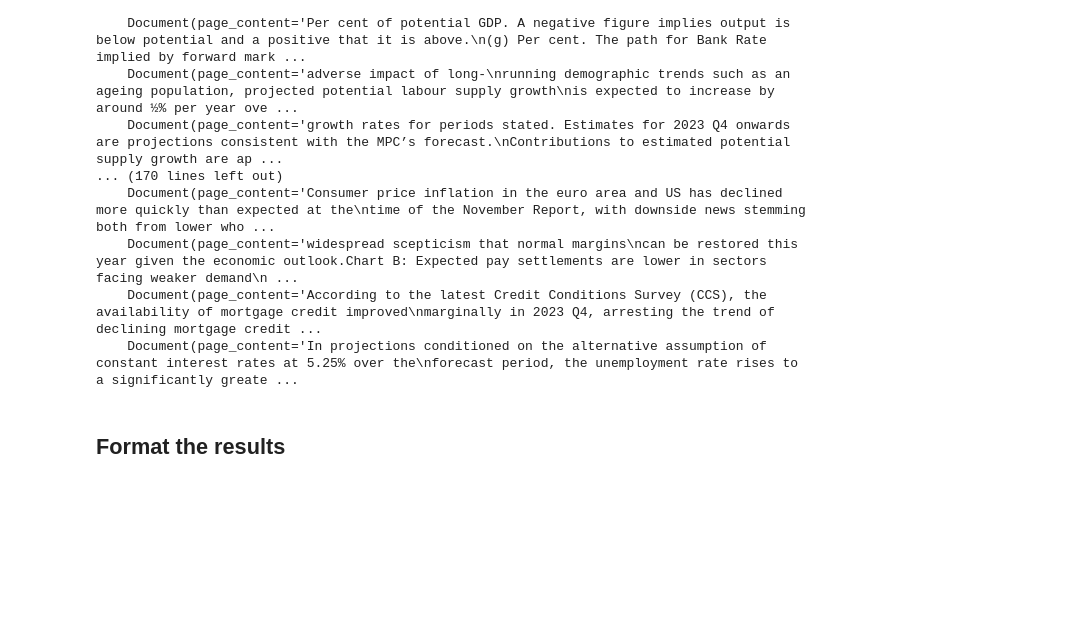
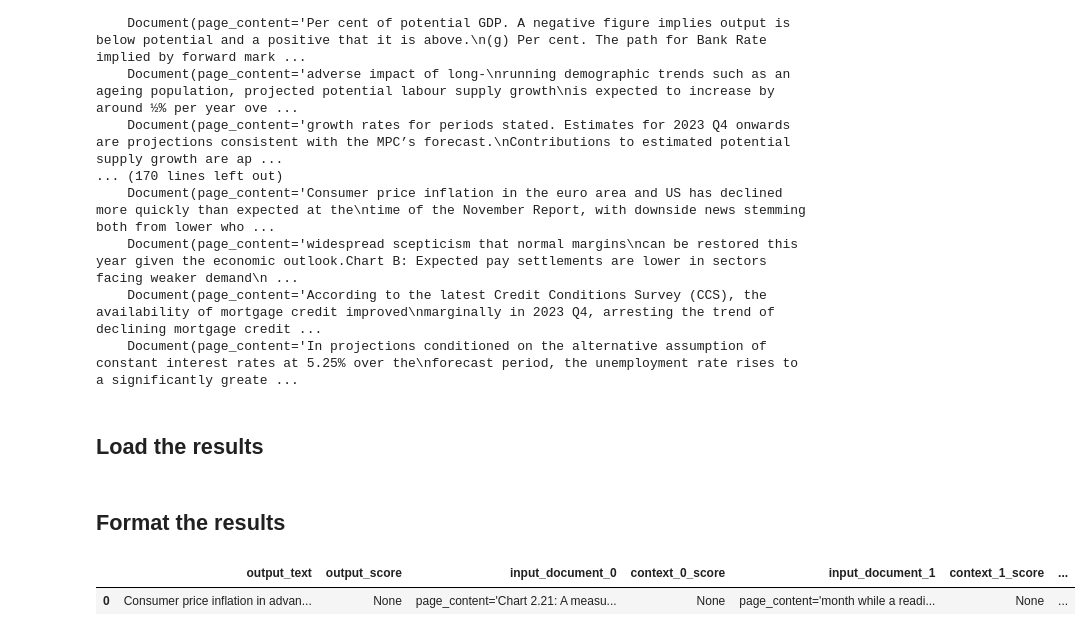
Before and after one commit to lukas-al/dissertation_rag, a Jupyter notebook: evaluation/evaluation_tests.ipynb, the cells around one changed output. Saved outputs shown, nothing was run; the diff lists cells and outputs as text; code cells hidden in the pictures; blank space fills up the shorter version.

Commit message:
Updates to evaluation stuff mainly

```diff
--- a/evaluation/evaluation_tests.ipynb
+++ b/evaluation/evaluation_tests.ipynb
@@ -258,6 +258,53 @@ total_results
     Document(page_content='widespread scepticism that normal margins\ncan be restored this year given the economic outlook.Chart B: Expected pay settlements are lower in sectors facing weaker demand\n ...
     Document(page_content='According to the latest Credit Conditions Survey (CCS), the availability of mortgage credit improved\nmarginally in 2023 Q4, arresting the trend of declining mortgage credit ...
     Document(page_content='In projections conditioned on the alternative assumption of constant interest rates at 5.25% over the\nforecast period, the unemployment rate rises to a significantly greate ...
+# %% [markdown]
+## Load the results
+# %%
+with open('total_results_v0_tests.pkl', 'rb') as f:
+    total_results = pickle.load(f)
 # %% [markdown]
 ## Format the results
+# %%
+def format_results(test_cases, anchor_doc_flag: bool, results: List[Dict[str, str]]) -> pd.DataFrame:
+    """
+    Formats the results of the evaluation, into a df so downstream analysis can be completed
+
+    Args:
+        test_cases (dict): A dictionary containing the test cases.
+        anchor_doc_flag (bool): A flag indicating whether to include the anchor document column.
+        results (list): A list of dictionaries containing the evaluation results.
+
+    Returns:
+        pd.DataFrame: A pandas DataFrame containing the formatted results.
+    """
+    df = pd.DataFrame(results)
+
+    # Split the input documents into new columns
+    df = pd.concat([df.drop(['input_documents'], axis=1), df['input_documents'].apply(pd.Series)], axis=1)
+    df.insert(1, 'output_score', None)
+
+    for i, col in enumerate(df.columns[2:]):
+        # Rename
+        df.rename(columns={col: f'input_document_{col}'}, inplace=True)
+
+        # Add a subsequent column named context_{i}_score
+        df.insert(i+3 + int(col), f'context_{col}_score', None)
+
+    # Add the query column
+    df['query'] = [x['question'] for x in test_cases['test_cases']]
+
+    # Add the anchor_document column
+    if anchor_doc_flag:
+        df['anchor_document'] = [x['anchor_document'] for x in test_cases['test_cases']]
+    else:
+        df['anchor_document'] = None
+
+    return df
+# %%
+df = format_results(test_cases, anchor_doc_flag=False, results=total_results['v0'])
+df.head(1)
+# %% [output]
+|  | output_text | output_score | input_document_0 | context_0_score | input_document_1 | context_1_score | ... |
+| 0 | Consumer price inflation in advan... | None | page_content='Chart 2.21: A measu... | None | page_content='month while a readi... | None | ... |
 # %%
```
Also changed, not shown: parts of 6 cells of this notebook, 6 other files.
